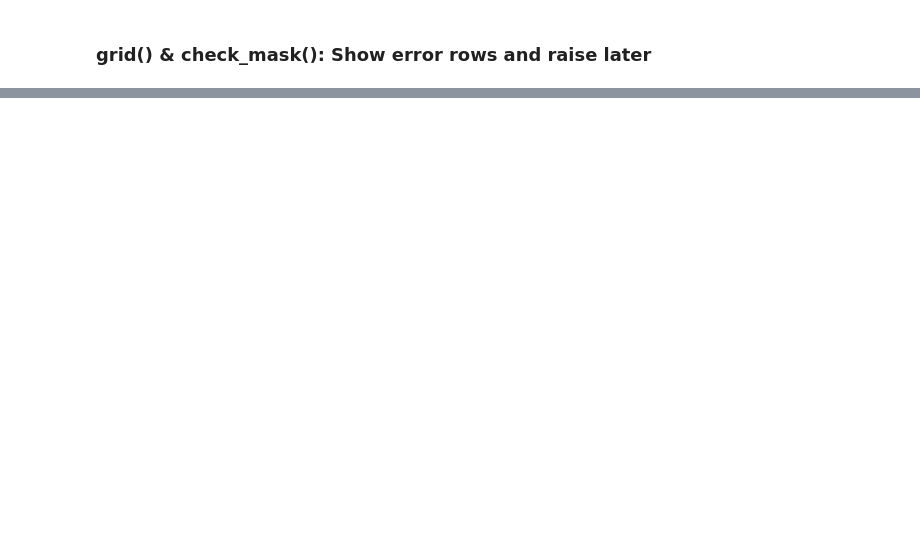
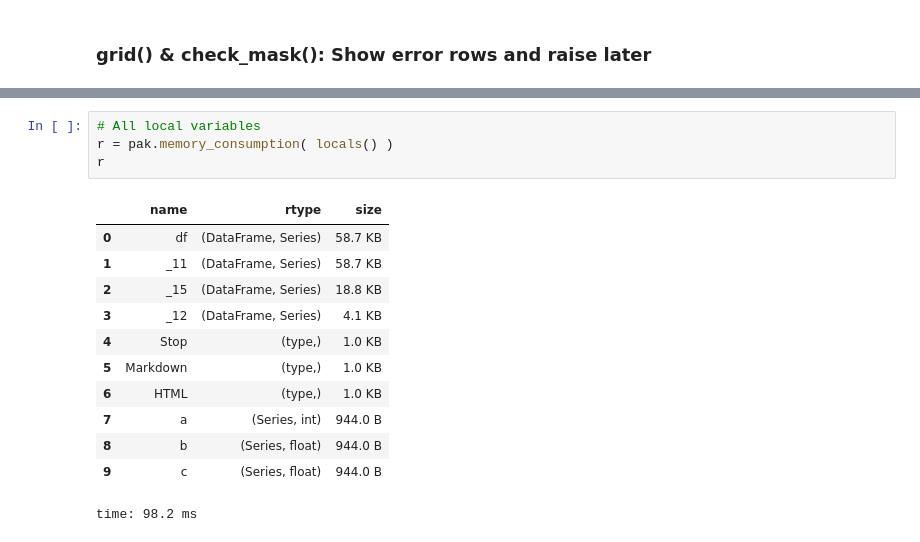
Before and after one commit to djekra/pandasklar, a Jupyter notebook: jupyter/12_Review_and_Visualize.ipynb, the cells around one changed output, grey strips where cells are left out. Saved outputs shown, nothing was run; the diff lists cells and outputs as text; blank space fills up the shorter version.

```diff
--- a/jupyter/12_Review_and_Visualize.ipynb
+++ b/jupyter/12_Review_and_Visualize.ipynb
@@ -426,0 +411,17 @@ RuntimeError: Not running with the Werkzeug Server
+# %%
+# All local variables
+r = pak.memory_consumption( locals() )
+r
+# %% [output]
+|  | name | rtype | size |
+| 0 | df | (DataFrame, Series) | 58.7 KB |
+| 1 | _11 | (DataFrame, Series) | 58.7 KB |
+| 2 | _15 | (DataFrame, Series) | 18.8 KB |
+| 3 | _12 | (DataFrame, Series) | 4.1 KB |
+| 4 | Stop | (type,) | 1.0 KB |
+| 5 | Markdown | (type,) | 1.0 KB |
+| 6 | HTML | (type,) | 1.0 KB |
+| 7 | a | (Series, int) | 944.0 B |
+| 8 | b | (Series, float) | 944.0 B |
+| 9 | c | (Series, float) | 944.0 B |
+time: 98.2 ms
```
Also changed, not shown: parts of 41 cells of this notebook, 10 other files.
